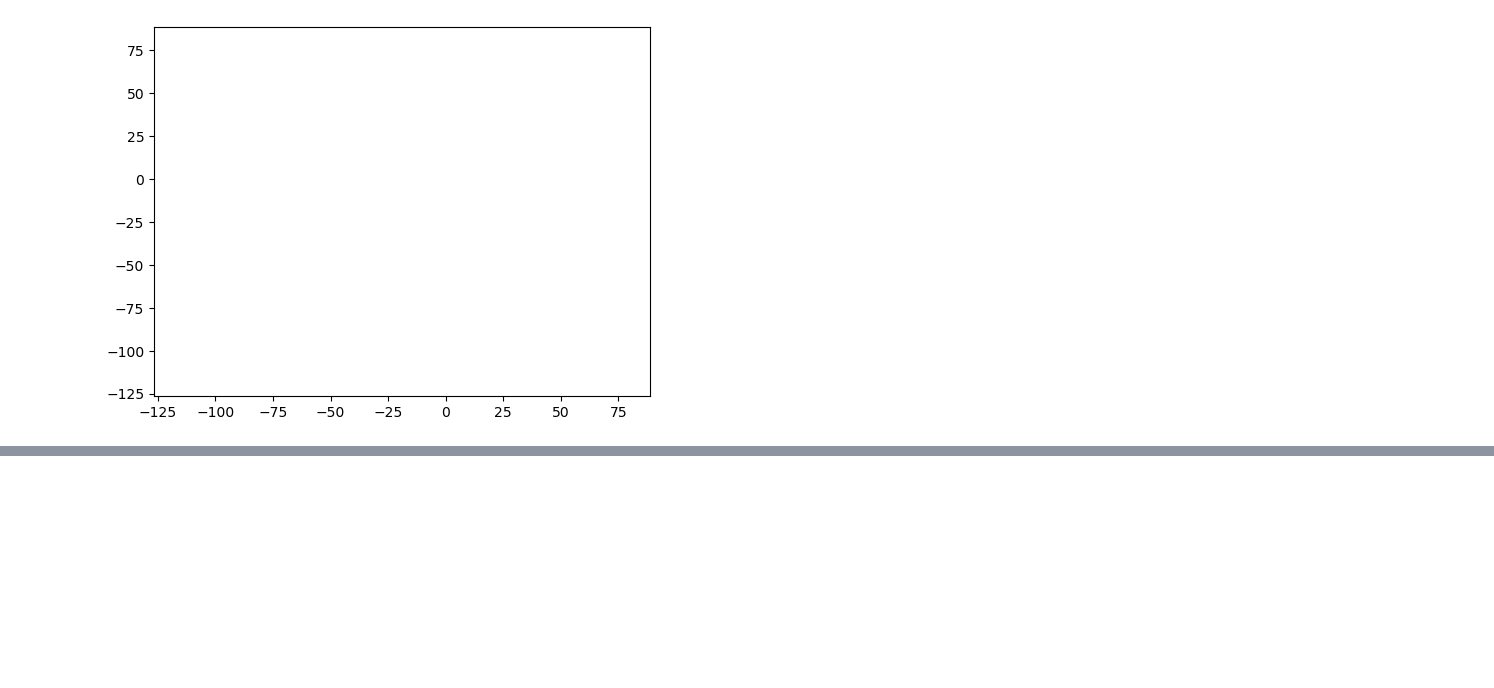
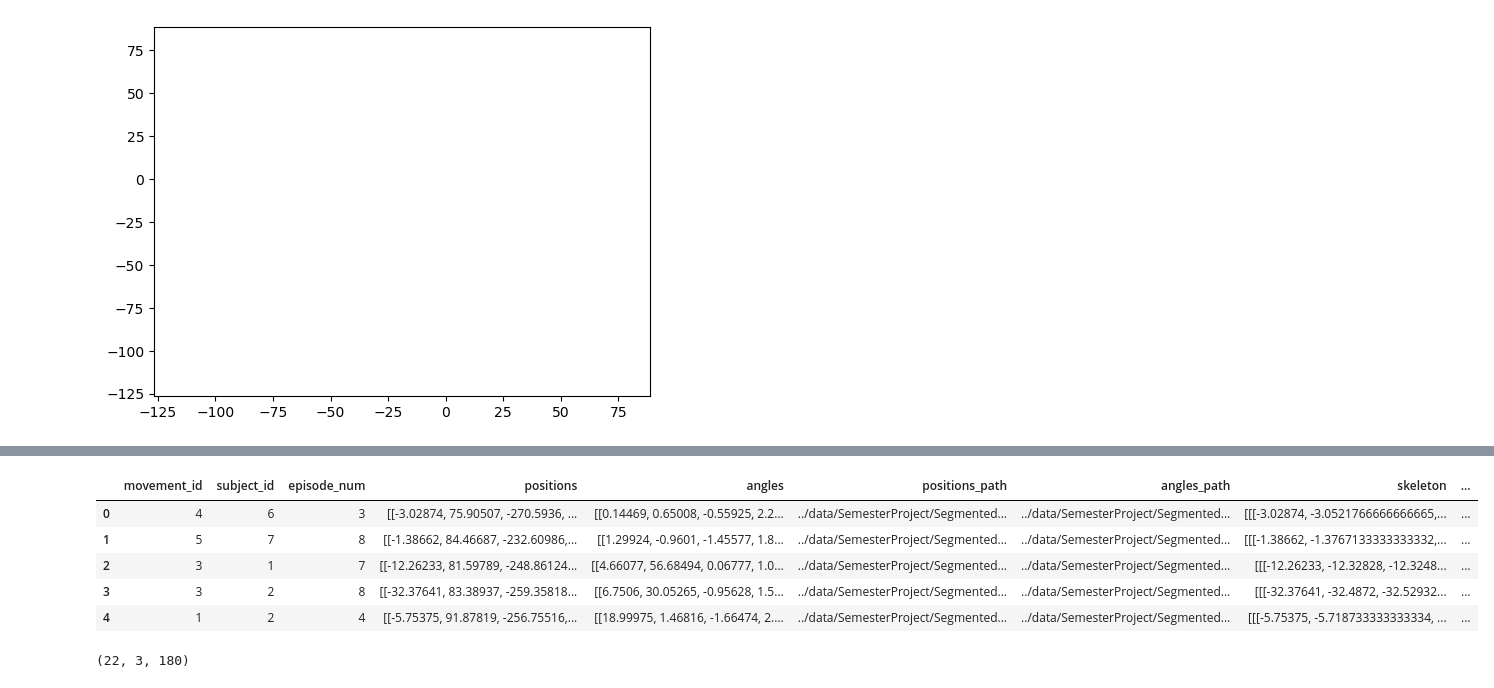
Before and after one commit to Duke02/Creating-AI-Enabled-Systems, a Jupyter notebook: Semester-Project/testing.ipynb, the cells around one changed output, grey strips where cells are left out. Drawn from its saved outputs; the diff is of its cells as text; code cells hidden in the pictures; blank space fills up the shorter version.

```diff
--- a/Semester-Project/testing.ipynb
+++ b/Semester-Project/testing.ipynb
@@ -483,0 +498,14 @@ plt.show()
+# %%
+corr_df: pd.DataFrame = pd.read_pickle(os.path.join('..', 'data', 'SemesterProject', 'processed_data.pkl'))
+corr_df.head()
+# %% [output]
+|  | movement_id | subject_id | episode_num | positions | angles | positions_path | angles_path | skeleton | ... |
+| 0 | 4 | 6 | 3 | [[-3.02874, 75.90507, -270.5936, ... | [[0.14469, 0.65008, -0.55925, 2.2... | ../data/SemesterProject/Segmented... | ../data/SemesterProject/Segmented... | [[[-3.02874, -3.0521766666666665,... | ... |
+| 1 | 5 | 7 | 8 | [[-1.38662, 84.46687, -232.60986,... | [[1.29924, -0.9601, -1.45577, 1.8... | ../data/SemesterProject/Segmented... | ../data/SemesterProject/Segmented... | [[[-1.38662, -1.3767133333333332,... | ... |
+| 2 | 3 | 1 | 7 | [[-12.26233, 81.59789, -248.86124... | [[4.66077, 56.68494, 0.06777, 1.0... | ../data/SemesterProject/Segmented... | ../data/SemesterProject/Segmented... | [[[-12.26233, -12.32828, -12.3248... | ... |
+| 3 | 3 | 2 | 8 | [[-32.37641, 83.38937, -259.35818... | [[6.7506, 30.05265, -0.95628, 1.5... | ../data/SemesterProject/Segmented... | ../data/SemesterProject/Segmented... | [[[-32.37641, -32.4872, -32.52932... | ... |
+| 4 | 1 | 2 | 4 | [[-5.75375, 91.87819, -256.75516,... | [[18.99975, 1.46816, -1.66474, 2.... | ../data/SemesterProject/Segmented... | ../data/SemesterProject/Segmented... | [[[-5.75375, -5.718733333333334, ... | ... |
+# %%
+corr_df['filled_skeleton'].iloc[0].shape
+# %% [output]
+(22, 3, 180)
```
Also changed, not shown: parts of 2 cells of this notebook, 4 other files.
